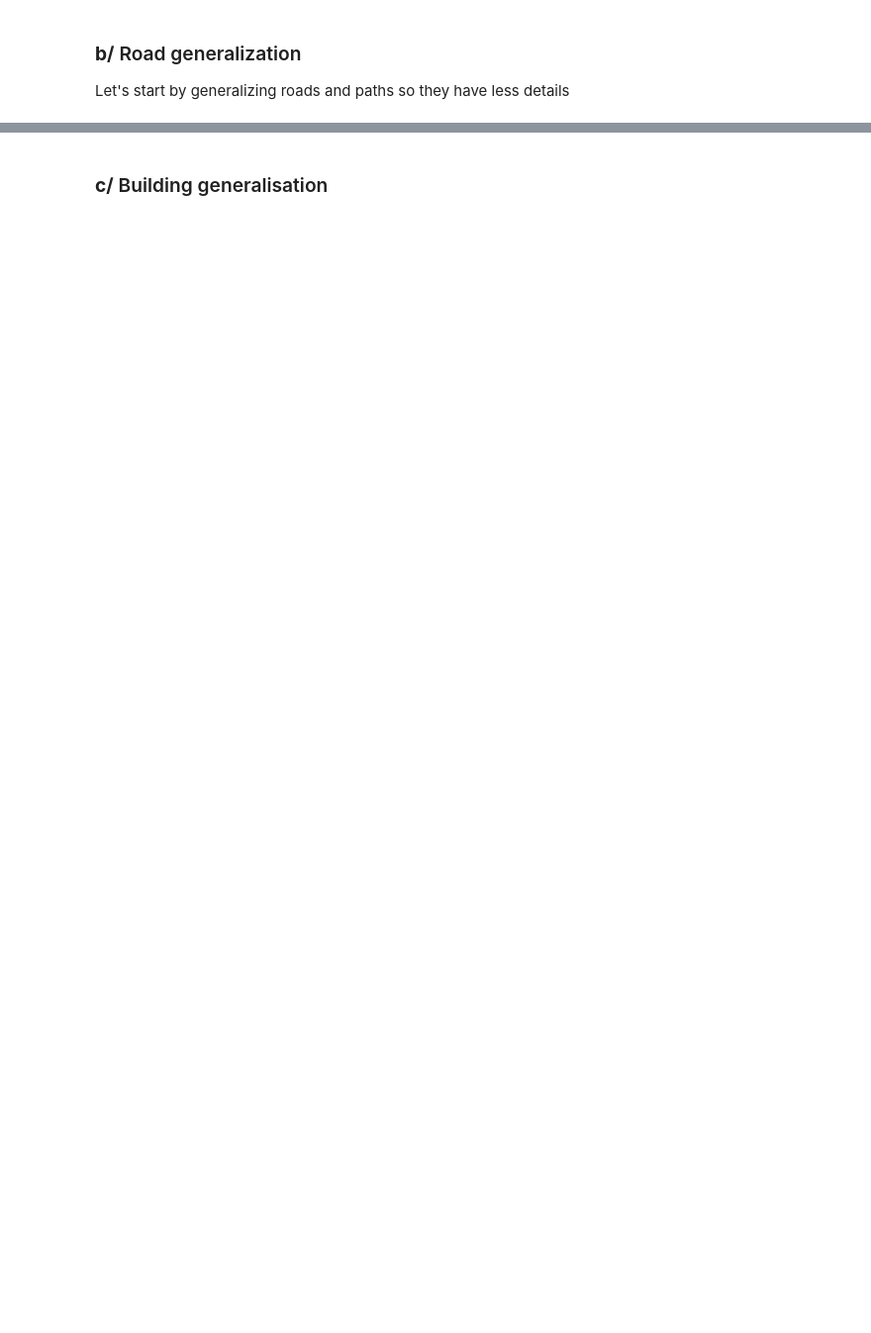
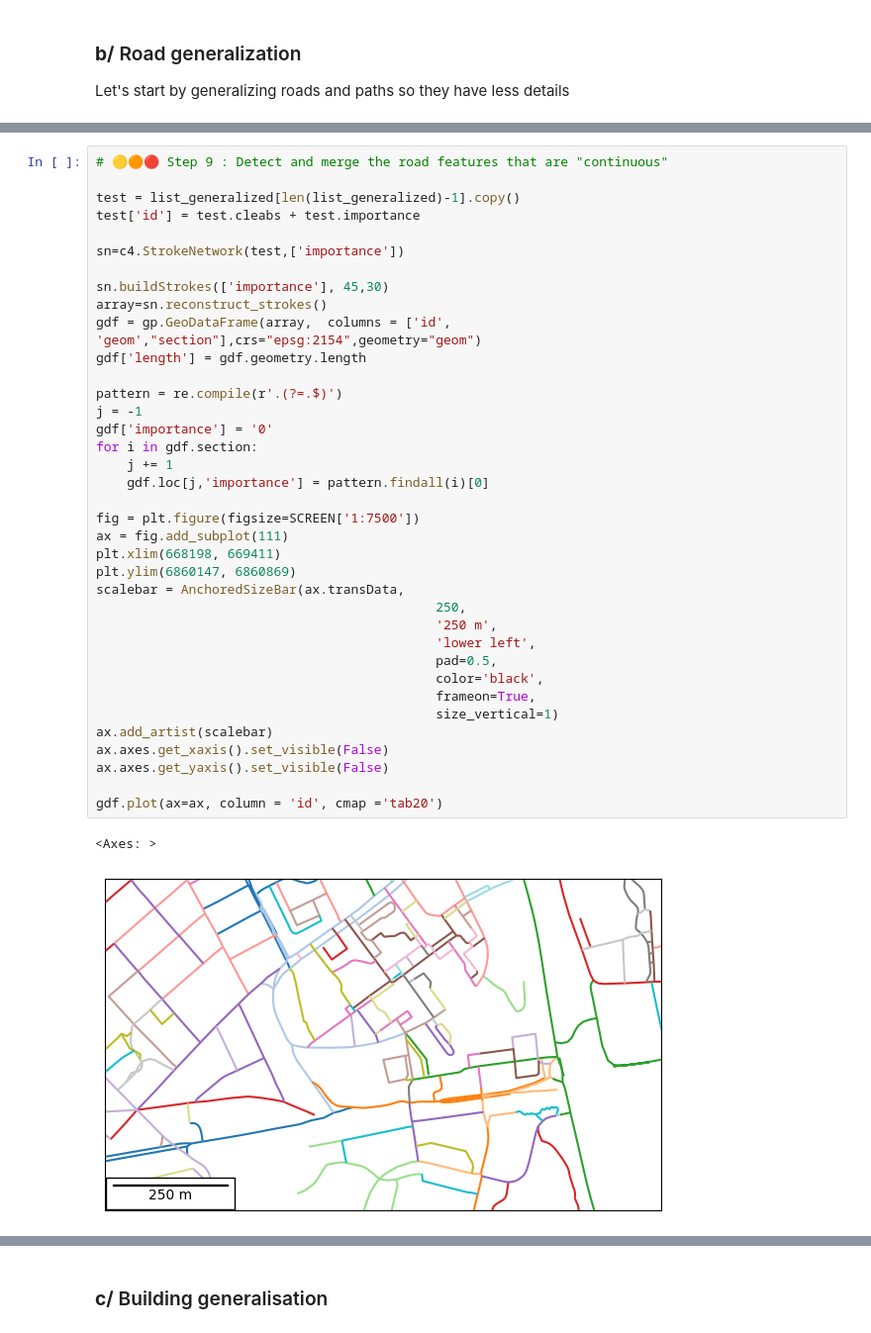
Before and after one commit to LostInZoom/cartagen-notebooks, a Jupyter notebook: basemap_ntbk.ipynb, the cells around one changed output, grey strips where cells are left out. Shown at 99% size. Saved outputs shown, nothing was run; the diff lists cells and outputs as text; blank space fills up the shorter version.

```diff
--- a/basemap_ntbk.ipynb
+++ b/basemap_ntbk.ipynb
@@ -1564,0 +1506,40 @@ lines.plot('name')
+# %%
+# 🟡🟠🔴 Step 9 : Detect and merge the road features that are "continuous"
+
+test = list_generalized[len(list_generalized)-1].copy()
+test['id'] = test.cleabs + test.importance
+
+sn=c4.StrokeNetwork(test,['importance'])
+
+sn.buildStrokes(['importance'], 45,30)
+array=sn.reconstruct_strokes()
+gdf = gp.GeoDataFrame(array,  columns = ['id', 'geom',"section"],crs="epsg:2154",geometry="geom")
+gdf['length'] = gdf.geometry.length
+
+pattern = re.compile(r'.(?=.$)')
+j = -1
+gdf['importance'] = '0'
+for i in gdf.section:
+    j += 1
+    gdf.loc[j,'importance'] = pattern.findall(i)[0]
+
+fig = plt.figure(figsize=SCREEN['1:7500'])
+ax = fig.add_subplot(111)
+plt.xlim(668198, 669411)
+plt.ylim(6860147, 6860869)
+scalebar = AnchoredSizeBar(ax.transData,
+                                            250,
+                                            '250 m',
+                                            'lower left',
+                                            pad=0.5,
+                                            color='black',
+                                            frameon=True,
+                                            size_vertical=1)
+ax.add_artist(scalebar)
+ax.axes.get_xaxis().set_visible(False)
+ax.axes.get_yaxis().set_visible(False)
+
+gdf.plot(ax=ax, column = 'id', cmap ='tab20')
+# %% [output]
+<Axes: >
+[figure, added]
```
Also changed, not shown: parts of 76 cells of this notebook, 3 other files.
